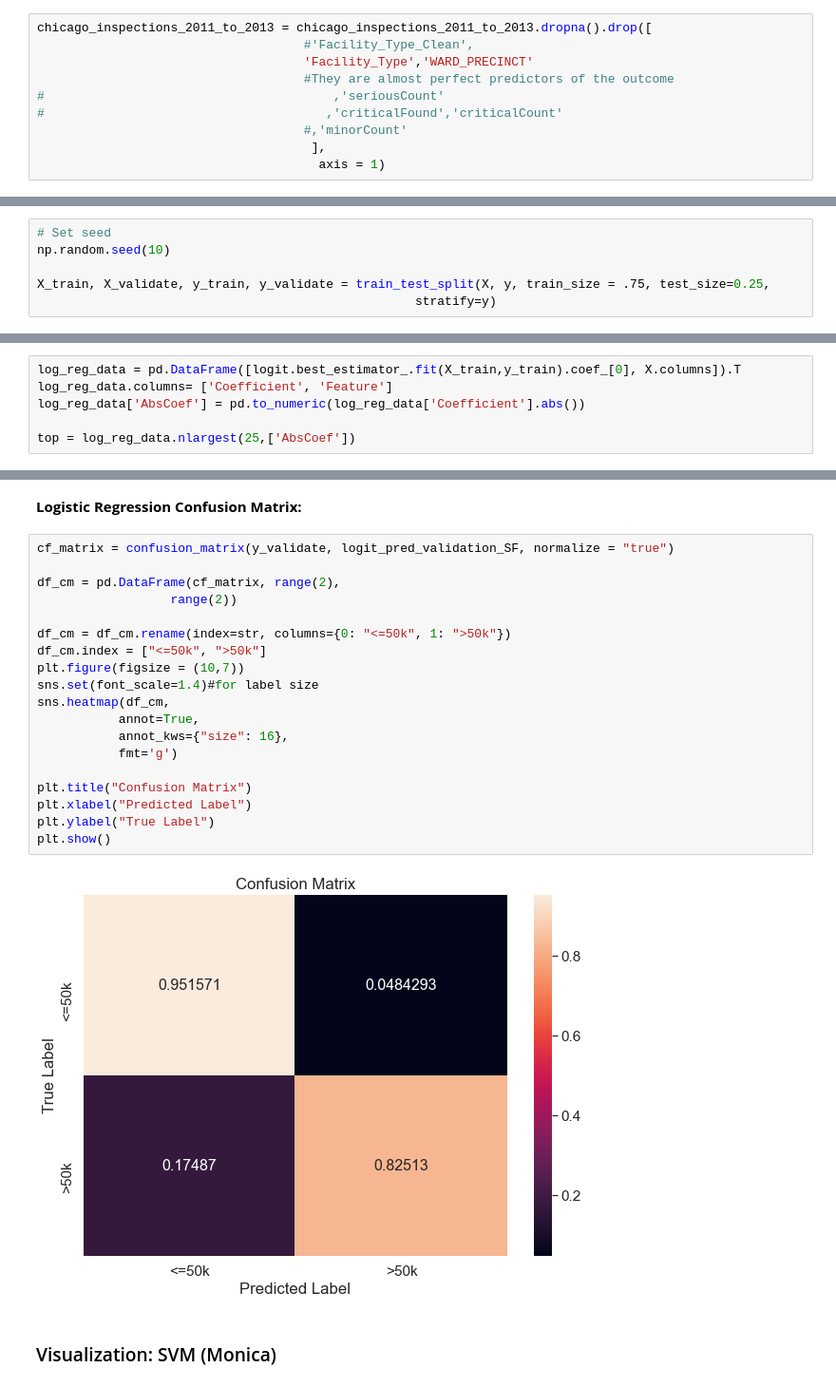
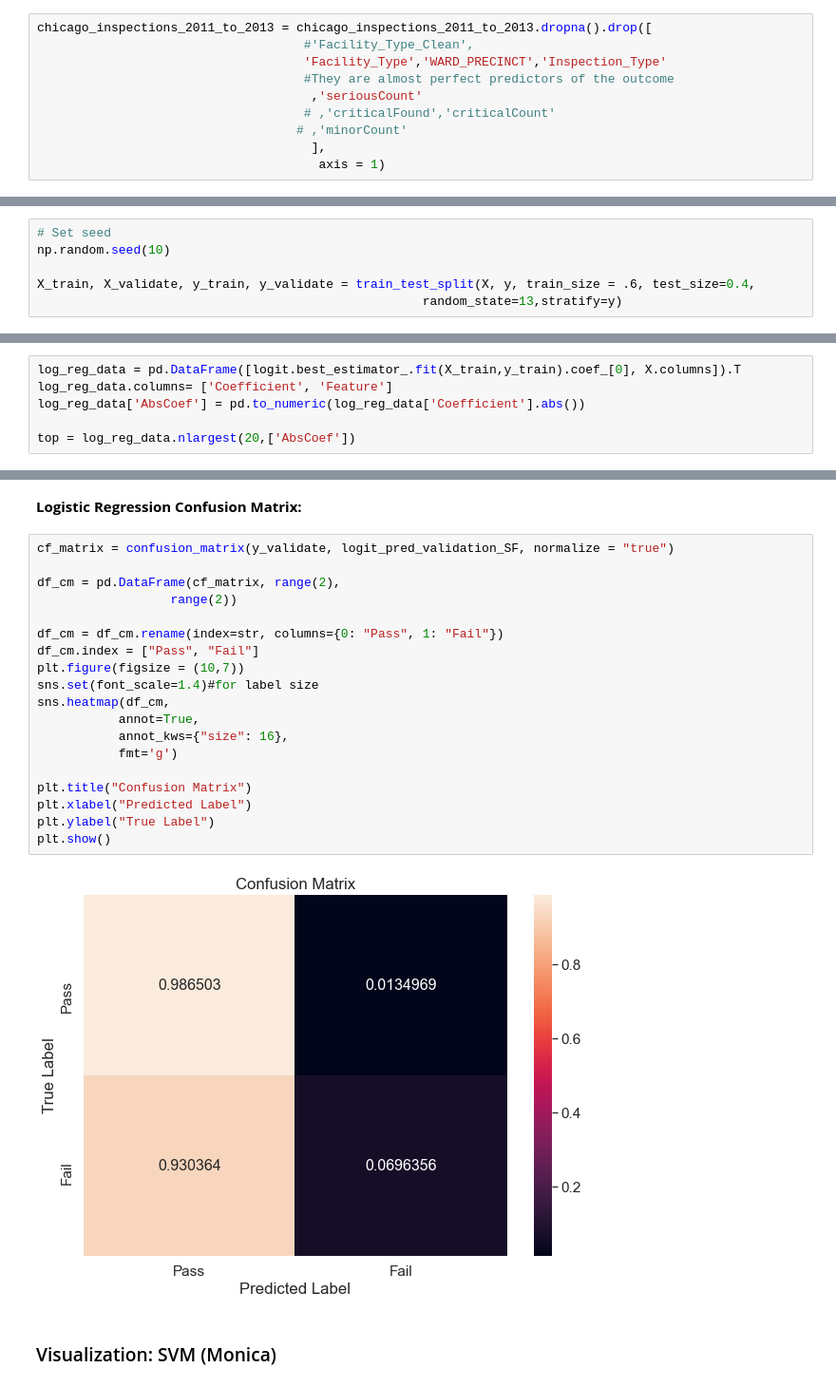
Before and after one commit to sociologyquinn/CSS-Project3-Group1, a Jupyter notebook: Project 3 Students.ipynb, the cells around one changed output, grey strips where cells are left out. Shown at 95% size. Drawn from its saved outputs; the diff is of its cells as text.

```diff
--- a/Project 3 Students.ipynb
+++ b/Project 3 Students.ipynb
@@ -207,10 +229,10 @@ We decide to drop facility type and ward precinct because the information they c
 # %%
 chicago_inspections_2011_to_2013 = chicago_inspections_2011_to_2013.dropna().drop([
                                     #'Facility_Type_Clean',
-                                    'Facility_Type','WARD_PRECINCT'
+                                    'Facility_Type','WARD_PRECINCT','Inspection_Type'
                                     #They are almost perfect predictors of the outcome
-#                                       ,'seriousCount'
-#                                      ,'criticalFound','criticalCount'
-                                    #,'minorCount'
+                                     ,'seriousCount'
+                                    # ,'criticalFound','criticalCount'
+                                   # ,'minorCount'
                                      ],
                                       axis = 1)
@@ -277,8 +282,8 @@ Create training and validation sets
 # Set seed
 np.random.seed(10)
 
-X_train, X_validate, y_train, y_validate = train_test_split(X, y, train_size = .75, test_size=0.25,
-                                                   stratify=y)
+X_train, X_validate, y_train, y_validate = train_test_split(X, y, train_size = .6, test_size=0.4,
+                                                    random_state=13,stratify=y)
 # %% [markdown]
 ## 3. Fit Models
 # %% [markdown]
@@ -333,7 +352,7 @@ log_reg_data = pd.DataFrame([logit.best_estimator_.fit(X_train,y_train).coef_[0]
 log_reg_data.columns= ['Coefficient', 'Feature']
 log_reg_data['AbsCoef'] = pd.to_numeric(log_reg_data['Coefficient'].abs())
 
-top = log_reg_data.nlargest(25,['AbsCoef'])
+top = log_reg_data.nlargest(20,['AbsCoef'])
 # %%
 #subset features in training, validation, and test data
 x_train_SF=X_train.loc[:, top['Feature']]
@@ -400,24 +419,24 @@ plt.show()
 # %%
 cf_matrix = confusion_matrix(y_validate, logit_pred_validation_SF, normalize = "true")
 
 df_cm = pd.DataFrame(cf_matrix, range(2),
                   range(2))
 
-df_cm = df_cm.rename(index=str, columns={0: "<=50k", 1: ">50k"})
-df_cm.index = ["<=50k", ">50k"]
+df_cm = df_cm.rename(index=str, columns={0: "Pass", 1: "Fail"})
+df_cm.index = ["Pass", "Fail"]
 plt.figure(figsize = (10,7))
 sns.set(font_scale=1.4)#for label size
 sns.heatmap(df_cm,
            annot=True,
            annot_kws={"size": 16},
            fmt='g')
 
 plt.title("Confusion Matrix")
 plt.xlabel("Predicted Label")
 plt.ylabel("True Label")
 plt.show()
 # %% [output]
-[figure, old version]
+[figure, new version]
 # %% [markdown]
 ### Visualization: SVM (Monica)
 # %% [markdown]
```
Also changed, not shown: parts of 9 cells of this notebook.
